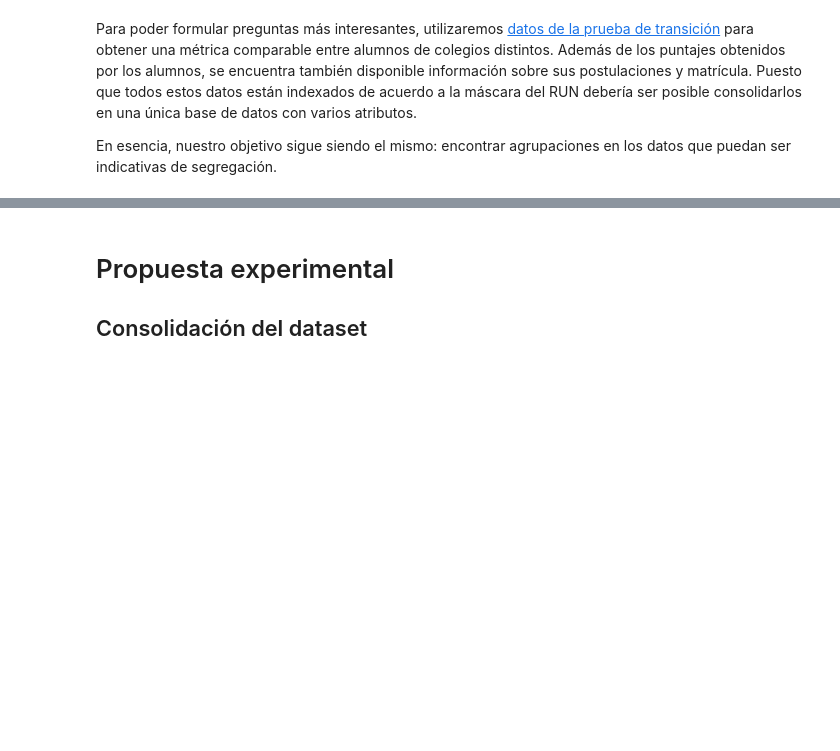
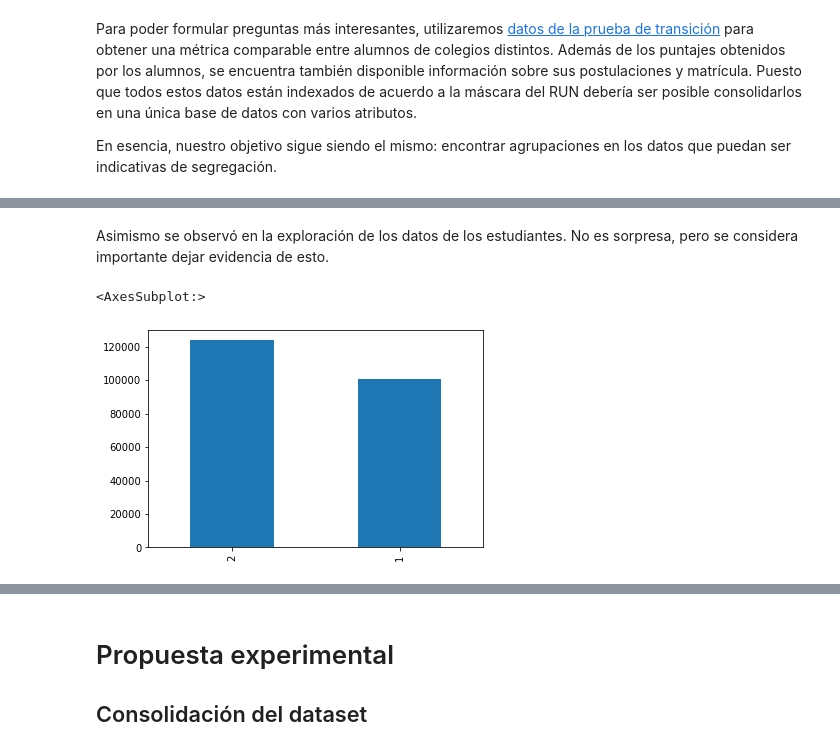
Before and after one commit to zerujio/proyecto-cc5206, a Jupyter notebook: hito_2.ipynb, the cells around one changed output, grey strips where cells are left out. Saved outputs shown, nothing was run; the diff lists cells and outputs as text; code cells hidden in the pictures; blank space fills up the shorter version.

```diff
--- a/hito_2.ipynb
+++ b/hito_2.ipynb
@@ -404,0 +460,7 @@ En esencia, nuestro objetivo sigue siendo el mismo: encontrar agrupaciones en lo
+# %% [markdown]
+Asimismo se observó en la exploración de los datos de los estudiantes. No es sorpresa, pero se considera importante dejar evidencia de esto.
+# %%
+puntajes["COD_SEXO"].value_counts().plot(kind="bar")
+# %% [output]
+<AxesSubplot:>
+[figure, added]
```
Also changed, not shown: parts of 15 cells of this notebook.
